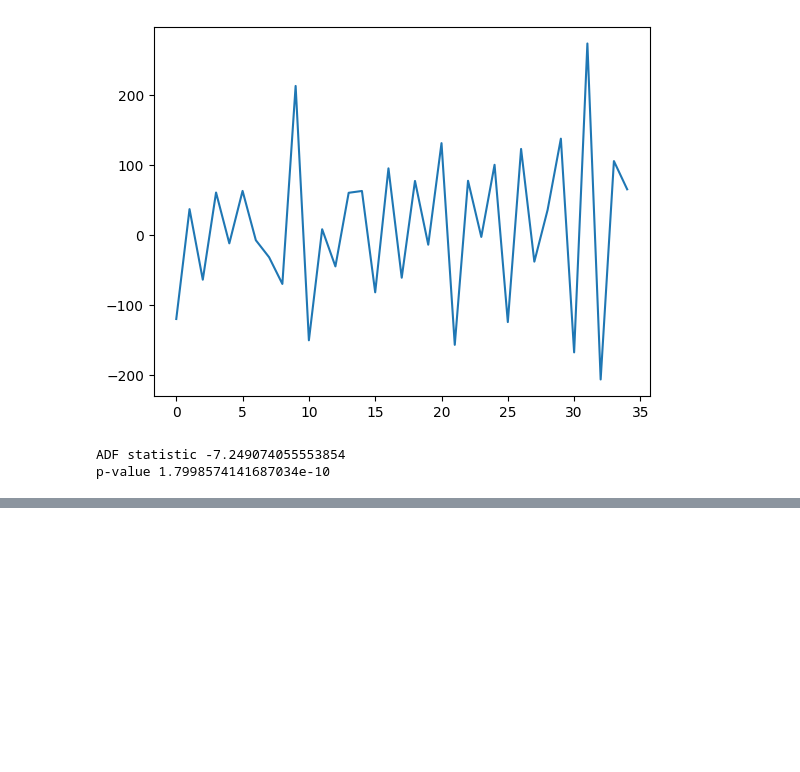
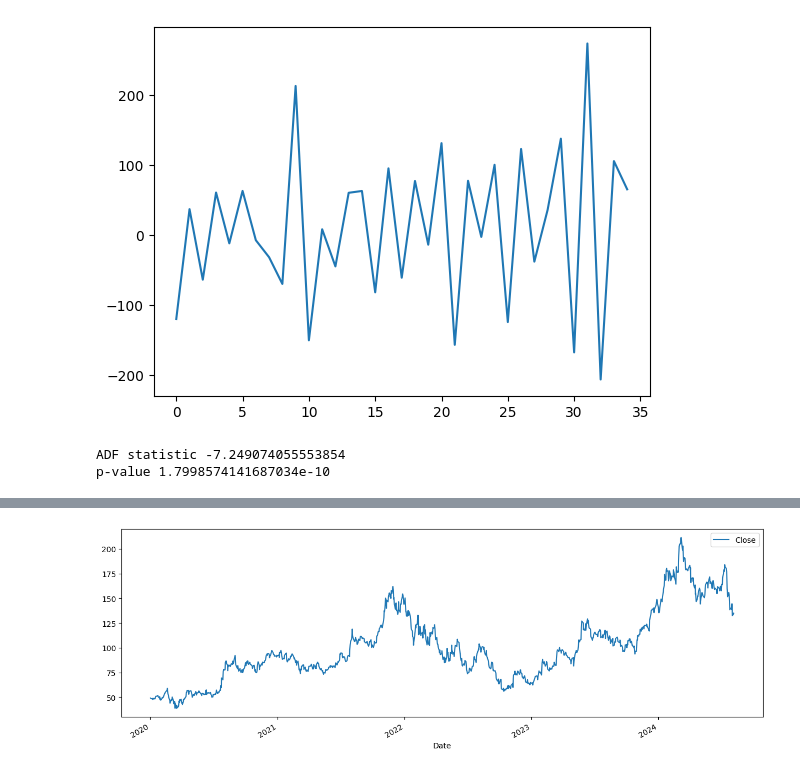
Before and after one commit to sanjaychauhan001/machine-learning, a Jupyter notebook: Time Series/stationary.ipynb, the cells around one changed output, grey strips where cells are left out. Saved outputs shown, nothing was run; the diff lists cells and outputs as text; code cells hidden in the pictures; blank space fills up the shorter version.

```diff
--- a/Time Series/stationary.ipynb
+++ b/Time Series/stationary.ipynb
@@ -95,0 +126,22 @@ p-value 1.7998574141687034e-10
+# %%
+import pandas as pd
+import numpy as np
+import matplotlib.pyplot as plt
+from statsmodels.graphics.tsaplots import plot_acf, plot_pacf
+from statsmodels.tsa.arima.model import ARIMA
+
+import yfinance as yf
+import warnings
+warnings.filterwarnings("ignore")
+
+plt.rcParams['figure.figsize'] = 15, 5
+# %%
+AMD = yf.Ticker("AMD")
+
+# getting the historical market data
+AMD_values = AMD.history(start="2020-01-01")
+
+# Plotting the close price of AMD
+AMD_values[['Close']].plot();
+# %% [output]
+[figure, added]
```
Also changed, not shown: parts of 5 cells of this notebook, 6 other files.
